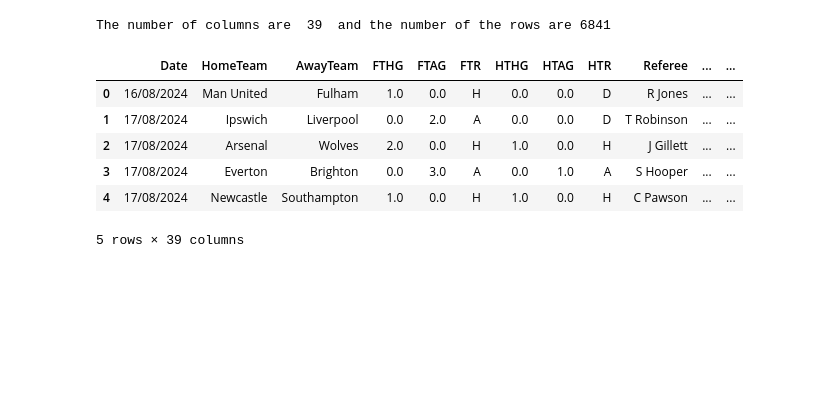
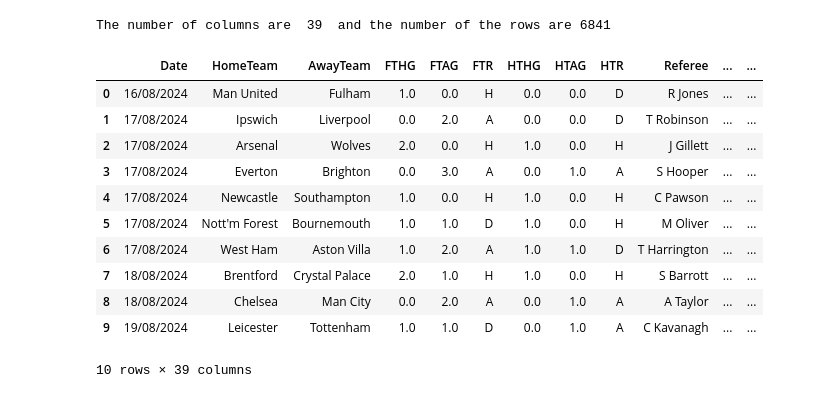
Before and after one commit to Jnyambok/Soca-Scores, a Jupyter notebook: experiments/notebooks/data_cleaning.ipynb, the cells around one changed output. Cells and saved outputs as stored; diff of their text form; code cells hidden in the pictures; blank space fills up the shorter version.

Commit message:
Adding features to data.cleaning

```diff
--- a/experiments/notebooks/data_cleaning.ipynb
+++ b/experiments/notebooks/data_cleaning.ipynb
@@ -130,12 +135,17 @@ print(f"The number of columns are ",new_data.shape[1], " and the number of the r
 # %% [output]
 The number of columns are  39  and the number of the rows are 6841
 # %%
-new_data.head(5)
+new_data.head(10)
 # %% [output]
 |  | Date | HomeTeam | AwayTeam | FTHG | FTAG | FTR | HTHG | HTAG | HTR | Referee | ... | ... |
 | 0 | 16/08/2024 | Man United | Fulham | 1.0 | 0.0 | H | 0.0 | 0.0 | D | R Jones | ... | ... |
 | 1 | 17/08/2024 | Ipswich | Liverpool | 0.0 | 2.0 | A | 0.0 | 0.0 | D | T Robinson | ... | ... |
 | 2 | 17/08/2024 | Arsenal | Wolves | 2.0 | 0.0 | H | 1.0 | 0.0 | H | J Gillett | ... | ... |
 | 3 | 17/08/2024 | Everton | Brighton | 0.0 | 3.0 | A | 0.0 | 1.0 | A | S Hooper | ... | ... |
 | 4 | 17/08/2024 | Newcastle | Southampton | 1.0 | 0.0 | H | 1.0 | 0.0 | H | C Pawson | ... | ... |
+| 5 | 17/08/2024 | Nott'm Forest | Bournemouth | 1.0 | 1.0 | D | 1.0 | 0.0 | H | M Oliver | ... | ... |
+| 6 | 17/08/2024 | West Ham | Aston Villa | 1.0 | 2.0 | A | 1.0 | 1.0 | D | T Harrington | ... | ... |
+| 7 | 18/08/2024 | Brentford | Crystal Palace | 2.0 | 1.0 | H | 1.0 | 0.0 | H | S Barrott | ... | ... |
+| 8 | 18/08/2024 | Chelsea | Man City | 0.0 | 2.0 | A | 0.0 | 1.0 | A | A Taylor | ... | ... |
+| 9 | 19/08/2024 | Leicester | Tottenham | 1.0 | 1.0 | D | 0.0 | 1.0 | A | C Kavanagh | ... | ... |
-5 rows × 39 columns
+10 rows × 39 columns
```
Also changed, not shown: parts of 10 cells of this notebook, 1 other file.
